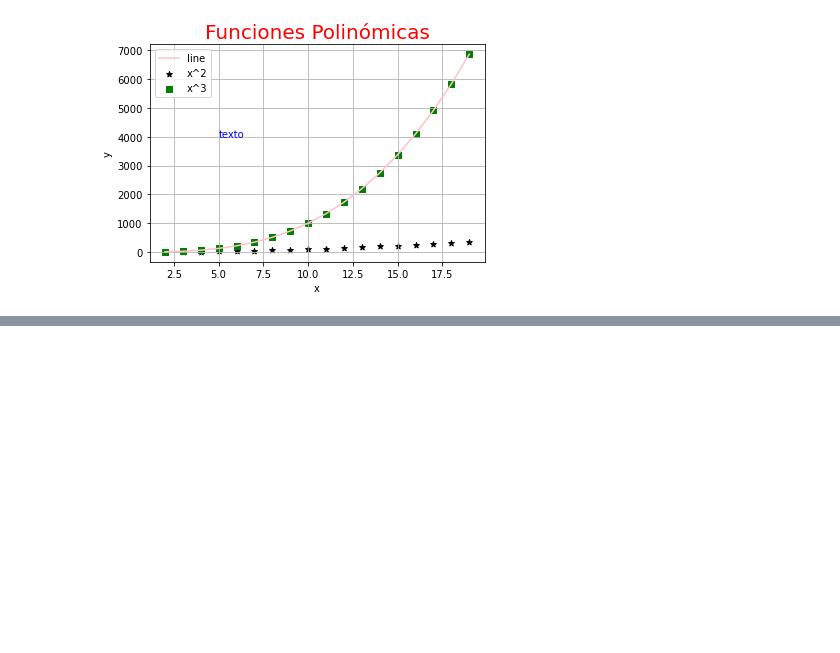
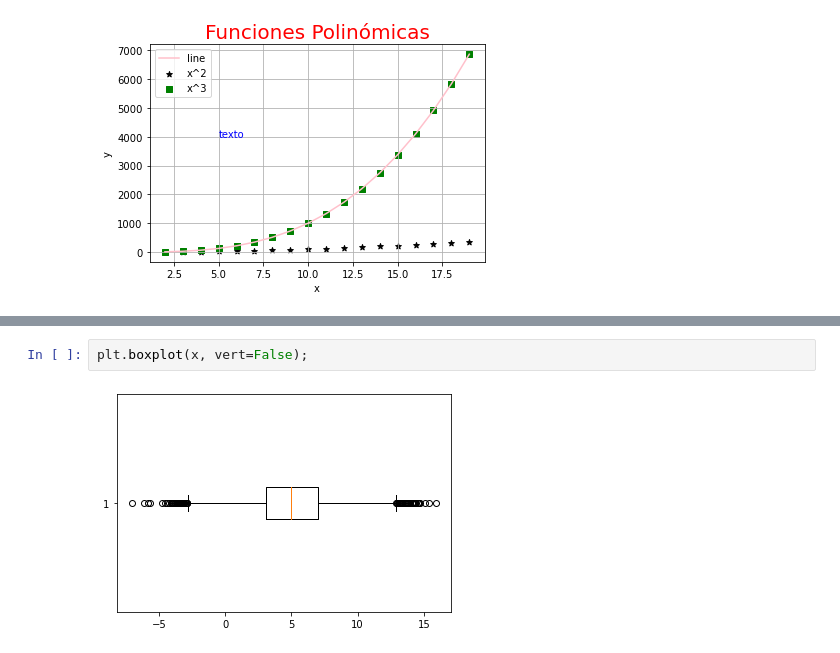
Before and after one commit to Rgalindo85/ESEIT_BigData_2022b, a Jupyter notebook: notebooks/0.4.rgalindo-visualizacion_datos.ipynb, the cells around one changed output, grey strips where cells are left out. Drawn from its saved outputs; the diff is of its cells as text; blank space fills up the shorter version.

```diff
--- a/notebooks/0.4.rgalindo-visualizacion_datos.ipynb
+++ b/notebooks/0.4.rgalindo-visualizacion_datos.ipynb
@@ -27,0 +48,4 @@ Text(5, 4000, 'texto')
+# %%
+plt.boxplot(x, vert=False);
+# %% [output]
+[figure, added]
```
Also changed, not shown: parts of 4 cells of this notebook.
